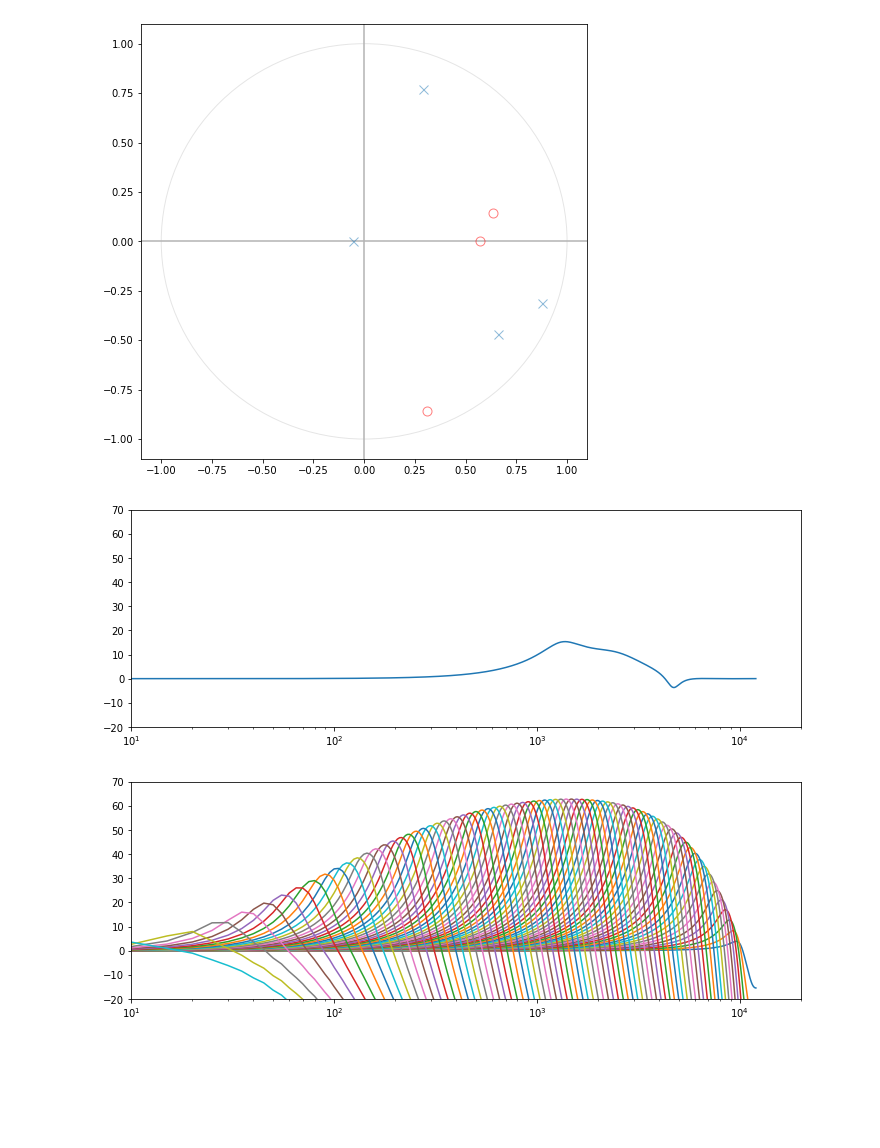
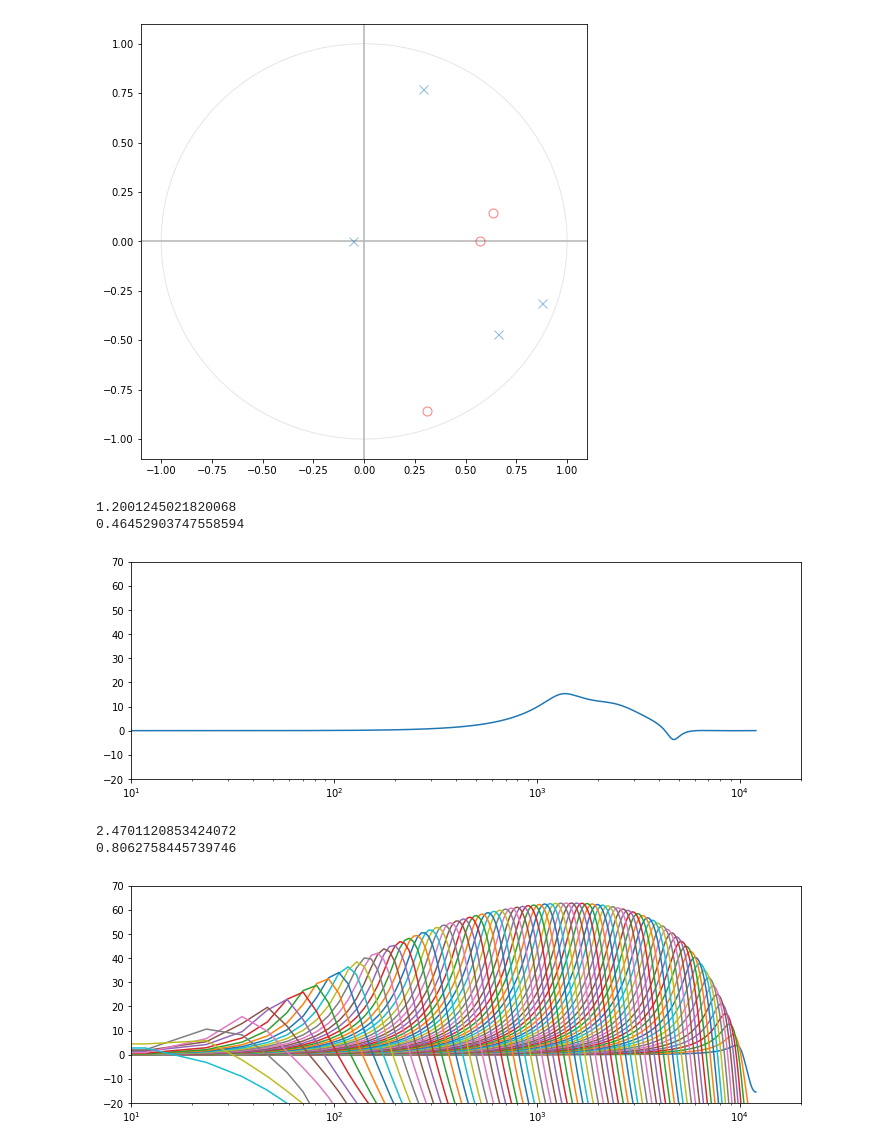
Before and after one commit to google-research/korvapuusti, a Jupyter notebook: experiments/partial_loudness/analysis/jupyter/TensorEars.ipynb, the cells around one changed output. Saved outputs shown, nothing was run; the diff lists cells and outputs as text; code cells hidden in the pictures; blank space fills up the shorter version.

Commit message:
Working and slightly faster.

```diff
--- a/experiments/partial_loudness/analysis/jupyter/TensorEars.ipynb
+++ b/experiments/partial_loudness/analysis/jupyter/TensorEars.ipynb
@@ -254,31 +254,34 @@ class RNNLayer(tf.keras.layers.Layer):
         self.cell = cell
     @tf.function
     def call(self, inputs, **kwargs):
-        state = []
-        for size in self.cell.state_size:
-            state.append(tf.zeros(shape=[inputs.shape[0], size], dtype=self.dtype))
-        state = tuple(state)
+        # TODO: Rewrite to TensorArray and see if that's faster.
+        state = tuple(tf.zeros(shape=[inputs.shape[0], size], dtype=self.dtype) for size in self.cell.state_size)
         def cond(step, output, state):
             return step < inputs.shape[1]
         def body(step, output, state):
             step_input = inputs[:,step]
             step_output, state = self.cell.call(step_input, state)
-            output = tf.concat([output, step_output[:,None,:]], axis=1)
+            output = output.write(step, step_output)
             return step+1, output, state
         _, output, self.state = tf.while_loop(
             shape_invariants=[
                 tf.TensorShape(None),
-                tf.TensorShape([inputs.shape[0],None,self.cell.output_size]),
+                tf.TensorShape(None),
                 tuple([s.shape for s in state])
             ],
             cond=cond,
             body=body,
             loop_vars=[
                 0,
-                tf.zeros(shape=[inputs.shape[0],0,self.cell.output_size], dtype=self.dtype),
+                tf.TensorArray(size=inputs.shape[1], dtype=inputs.dtype),
                 state
             ],
         )
+        output = output.stack()
+        dims = np.arange(len(output.shape))
+        dims[0] = 1
+        dims[1] = 0
+        output = tf.transpose(output, dims)
         return output
 
 class PZCell:
@@ -610,23 +613,37 @@ ear_cell = PZCell(tf.cast(1.34, dtype=tf.complex128),
                      (0.5721096307971768-2.2915816453724273e-05j)
                  ], dtype=tf.complex128))
 ear_layer = RNNLayer(ear_cell)
-impulse = np.zeros([1, 2048, 1], dtype=np.float64)
+impulse = np.zeros([3, 2048, 1], dtype=np.float64)
 impulse[:,0,:] = 1
+t = time.time()
 got = ear_layer(impulse)
+print(time.time() - t)
+t = time.time()
+got = ear_layer(impulse)
+print(time.time() - t)
 plot_many_z(np.array([np.fft.fft(got[0,:,0])]))
 # %% [output]
+1.2001245021820068
+0.46452903747558594
 [figure]
 # %%
 cc = CARCell()
 car_layer = RNNLayer(cc)
-impulse = np.zeros([3, 4800, 1], dtype=np.float64)
+impulse = np.zeros([3, 2048, 1], dtype=np.float64)
 impulse[:,0,:] = 1
 impulse = tf.constant(impulse, name='impulse')
+t = time.time()
 got = car_layer(impulse)
+print(time.time() - t)
+t = time.time()
+got = car_layer(impulse)
+print(time.time() - t)
 got = tf.transpose(got, [0,2,1])
 plot_many_z(np.fft.fft(got[0]))
 # %% [output]
+2.4701120853424072
+0.8062758445739746
-[figure, old version]
+[figure, new version]
 # %%
 impulse = np.zeros([3, 32, 1], dtype=np.float64)
 impulse[:,0, :] = 1
```
Also changed, not shown: parts of 9 cells of this notebook.
